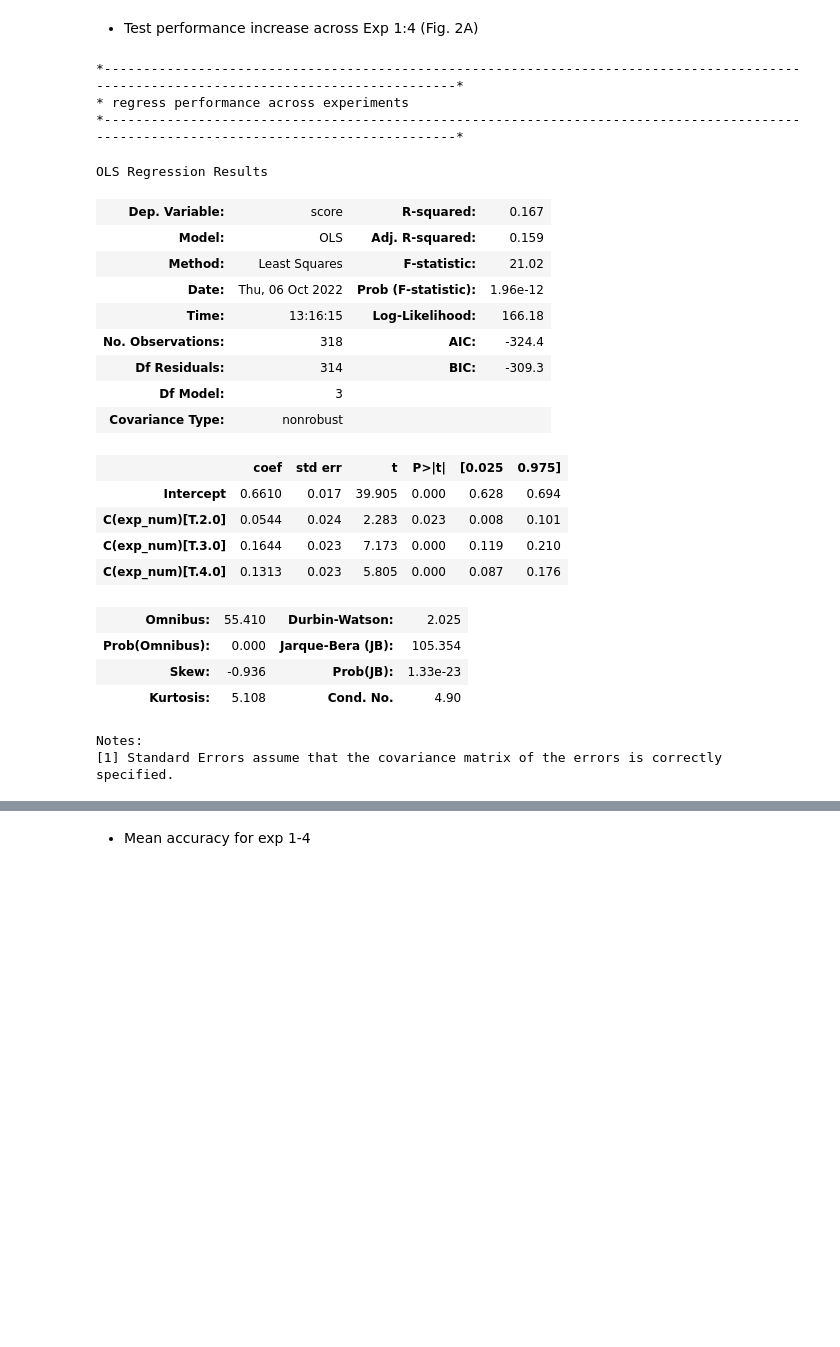
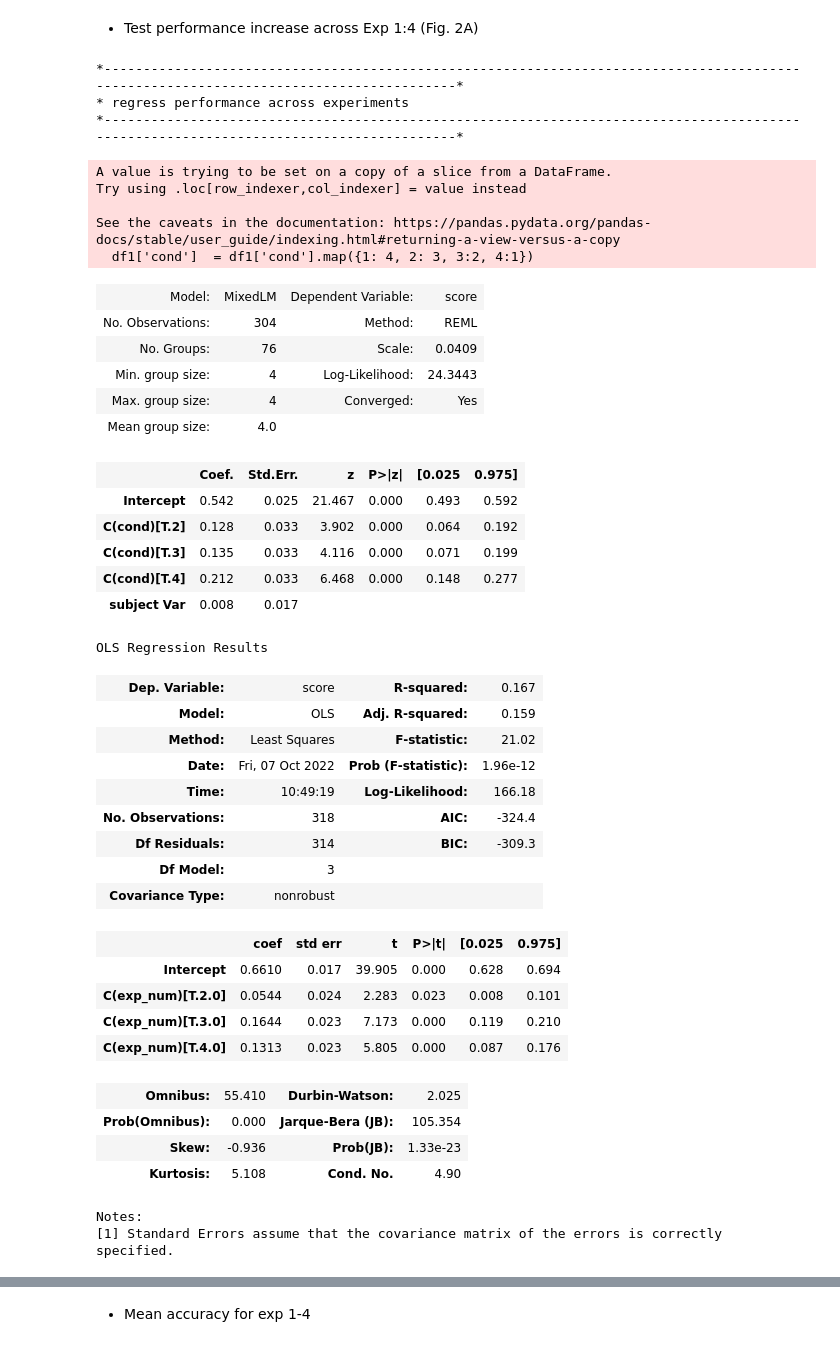
Before and after one commit to bsgarcia/RandCFollowUp, a Jupyter notebook: python/stats.ipynb, the cells around one changed output, grey strips where cells are left out. Drawn from its saved outputs; the diff is of its cells as text; code cells hidden in the pictures; blank space fills up the shorter version.

```diff
--- a/python/stats.ipynb
+++ b/python/stats.ipynb
@@ -194,34 +202,57 @@ df4
 # %% [markdown]
 * Test performance increase across Exp 1:4 (Fig. 2A)
 # %%
-# test performance within exp and across cond with regression
+# test performance within exp and across cond with mixed model
 print_section('regress performance across experiments')
+df1 = df[df.exp_num==1]
+
+df1['cond']  = df1['cond'].map({1: 4, 2: 3, 3:2, 4:1})
+smf.mixedlm('score ~ C(cond)', groups='subject', data=df1).fit().summary()
+
 df_ind = df.groupby('subject').mean()
-# df_ind
 smf.ols('score ~ C(exp_num)', data=df_ind).fit().summary()
 # res.summary()
+
+23.41**2
 # %% [output]
 *---------------------------------------------------------------------------------------------------------------------------------------*
 * regress performance across experiments
 *---------------------------------------------------------------------------------------------------------------------------------------*
-OLS Regression Results
+A value is trying to be set on a copy of a slice from a DataFrame.
+Try using .loc[row_indexer,col_indexer] = value instead
+
+See the caveats in the documentation: https://pandas.pydata.org/pandas-docs/stable/user_guide/indexing.html#returning-a-view-versus-a-copy
+  df1['cond']  = df1['cond'].map({1: 4, 2: 3, 3:2, 4:1})
-| Dep. Variable: | score | R-squared: | 0.167 |
-| Model: | OLS | Adj. R-squared: | 0.159 |
-| Method: | Least Squares | F-statistic: | 21.02 |
-| Date: | Thu, 06 Oct 2022 | Prob (F-statistic): | 1.96e-12 |
-| Time: | 13:16:15 | Log-Likelihood: | 166.18 |
-| No. Observations: | 318 | AIC: | -324.4 |
-| Df Residuals: | 314 | BIC: | -309.3 |
-| Df Model: | 3 |  |  |
-| Covariance Type: | nonrobust |  |  |
+| Model: | MixedLM | Dependent Variable: | score |
+| No. Observations: | 304 | Method: | REML |
+| No. Groups: | 76 | Scale: | 0.0409 |
+| Min. group size: | 4 | Log-Likelihood: | 24.3443 |
+| Max. group size: | 4 | Converged: | Yes |
+| Mean group size: | 4.0 |  |  |
-|  | coef | std err | t | P>|t| | [0.025 | 0.975] |
-| Intercept | 0.6610 | 0.017 | 39.905 | 0.000 | 0.628 | 0.694 |
-| C(exp_num)[T.2.0] | 0.0544 | 0.024 | 2.283 | 0.023 | 0.008 | 0.101 |
-| C(exp_num)[T.3.0] | 0.1644 | 0.023 | 7.173 | 0.000 | 0.119 | 0.210 |
-| C(exp_num)[T.4.0] | 0.1313 | 0.023 | 5.805 | 0.000 | 0.087 | 0.176 |
+|  | Coef. | Std.Err. | z | P>|z| | [0.025 | 0.975] |
+| Intercept | 0.542 | 0.025 | 21.467 | 0.000 | 0.493 | 0.592 |
+| C(cond)[T.2] | 0.128 | 0.033 | 3.902 | 0.000 | 0.064 | 0.192 |
+| C(cond)[T.3] | 0.135 | 0.033 | 4.116 | 0.000 | 0.071 | 0.199 |
+| C(cond)[T.4] | 0.212 | 0.033 | 6.468 | 0.000 | 0.148 | 0.277 |
+| subject Var | 0.008 | 0.017 |  |  |  |  |
+OLS Regression Results
-| Omnibus: | 55.410 | Durbin-Watson: | 2.025 |
-| Prob(Omnibus): | 0.000 | Jarque-Bera (JB): | 105.354 |
-| Skew: | -0.936 | Prob(JB): | 1.33e-23 |
-| Kurtosis: | 5.108 | Cond. No. | 4.90 |
+| Dep. Variable: | score | R-squared: | 0.167 |
+| Model: | OLS | Adj. R-squared: | 0.159 |
+| Method: | Least Squares | F-statistic: | 21.02 |
+| Date: | Fri, 07 Oct 2022 | Prob (F-statistic): | 1.96e-12 |
+| Time: | 10:49:19 | Log-Likelihood: | 166.18 |
+| No. Observations: | 318 | AIC: | -324.4 |
+| Df Residuals: | 314 | BIC: | -309.3 |
+| Df Model: | 3 |  |  |
+| Covariance Type: | nonrobust |  |  |
-Notes:
-[1] Standard Errors assume that the covariance matrix of the errors is correctly specified.
+|  | coef | std err | t | P>|t| | [0.025 | 0.975] |
+| Intercept | 0.6610 | 0.017 | 39.905 | 0.000 | 0.628 | 0.694 |
+| C(exp_num)[T.2.0] | 0.0544 | 0.024 | 2.283 | 0.023 | 0.008 | 0.101 |
+| C(exp_num)[T.3.0] | 0.1644 | 0.023 | 7.173 | 0.000 | 0.119 | 0.210 |
+| C(exp_num)[T.4.0] | 0.1313 | 0.023 | 5.805 | 0.000 | 0.087 | 0.176 |
+| Omnibus: | 55.410 | Durbin-Watson: | 2.025 |
+| Prob(Omnibus): | 0.000 | Jarque-Bera (JB): | 105.354 |
+| Skew: | -0.936 | Prob(JB): | 1.33e-23 |
+| Kurtosis: | 5.108 | Cond. No. | 4.90 |
+Notes:
+[1] Standard Errors assume that the covariance matrix of the errors is correctly specified.
```
Also changed, not shown: parts of 10 cells of this notebook, 14 other files.
